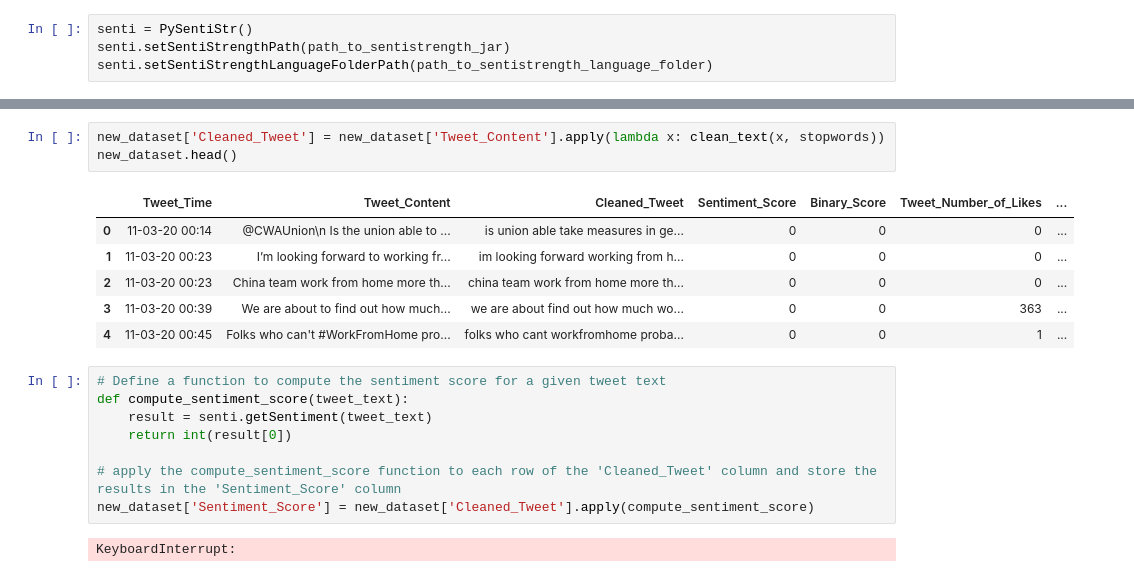
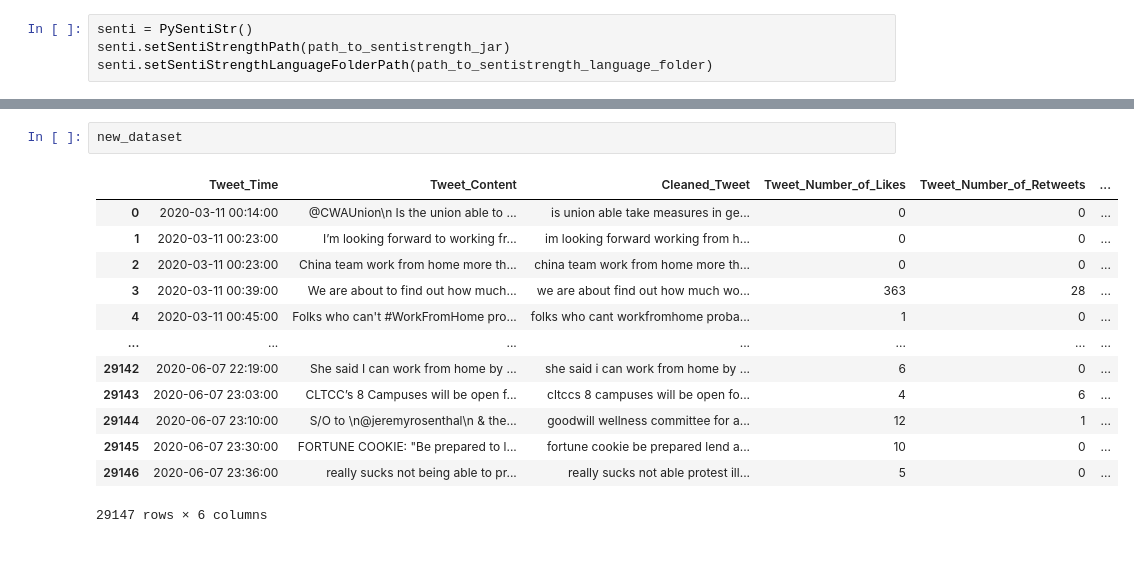
Before and after one commit to CristinaPetrachee/SentimentAnalysis-WFH, a Jupyter notebook: proiect.ipynb, the cells around one changed output, grey strips where cells are left out. Cells and saved outputs as stored; diff of their text form.

```diff
--- a/proiect.ipynb
+++ b/proiect.ipynb
@@ -297,20 +313,16 @@ new_dataset.head()
-# %%
-new_dataset['Cleaned_Tweet'] = new_dataset['Tweet_Content'].apply(lambda x: clean_text(x, stopwords))
-new_dataset.head()
-# %% [output]
-|  | Tweet_Time | Tweet_Content | Cleaned_Tweet | Sentiment_Score | Binary_Score | Tweet_Number_of_Likes | ... |
-| 0 | 11-03-20 00:14 | @CWAUnion\n Is the union able to ... | is union able take measures in ge... | 0 | 0 | 0 | ... |
-| 1 | 11-03-20 00:23 | I’m looking forward to working fr... | im looking forward working from h... | 0 | 0 | 0 | ... |
-| 2 | 11-03-20 00:23 | China team work from home more th... | china team work from home more th... | 0 | 0 | 0 | ... |
-| 3 | 11-03-20 00:39 | We are about to find out how much... | we are about find out how much wo... | 0 | 0 | 363 | ... |
-| 4 | 11-03-20 00:45 | Folks who can't #WorkFromHome pro... | folks who cant workfromhome proba... | 0 | 0 | 1 | ... |
-# %%
-# Define a function to compute the sentiment score for a given tweet text
-def compute_sentiment_score(tweet_text):
-    result = senti.getSentiment(tweet_text)
-    return int(result[0])
-
-# apply the compute_sentiment_score function to each row of the 'Cleaned_Tweet' column and store the results in the 'Sentiment_Score' column
-new_dataset['Sentiment_Score'] = new_dataset['Cleaned_Tweet'].apply(compute_sentiment_score)
-# %% [output]
-KeyboardInterrupt:
+# %%
+new_dataset
+# %% [output]
+|  | Tweet_Time | Tweet_Content | Cleaned_Tweet | Tweet_Number_of_Likes | Tweet_Number_of_Retweets | ... |
+| 0 | 2020-03-11 00:14:00 | @CWAUnion\n Is the union able to ... | is union able take measures in ge... | 0 | 0 | ... |
+| 1 | 2020-03-11 00:23:00 | I’m looking forward to working fr... | im looking forward working from h... | 0 | 0 | ... |
+| 2 | 2020-03-11 00:23:00 | China team work from home more th... | china team work from home more th... | 0 | 0 | ... |
+| 3 | 2020-03-11 00:39:00 | We are about to find out how much... | we are about find out how much wo... | 363 | 28 | ... |
+| 4 | 2020-03-11 00:45:00 | Folks who can't #WorkFromHome pro... | folks who cant workfromhome proba... | 1 | 0 | ... |
+| ... | ... | ... | ... | ... | ... | ... |
+| 29142 | 2020-06-07 22:19:00 | She said I can work from home by ... | she said i can work from home by ... | 6 | 0 | ... |
+| 29143 | 2020-06-07 23:03:00 | CLTCC’s 8 Campuses will be open f... | cltccs 8 campuses will be open fo... | 4 | 6 | ... |
+| 29144 | 2020-06-07 23:10:00 | S/O to \n@jeremyrosenthal\n & the... | goodwill wellness committee for a... | 12 | 1 | ... |
+| 29145 | 2020-06-07 23:30:00 | FORTUNE COOKIE: "Be prepared to l... | fortune cookie be prepared lend a... | 10 | 0 | ... |
+| 29146 | 2020-06-07 23:36:00 | really sucks not being able to pr... | really sucks not able protest ill... | 5 | 0 | ... |
+29147 rows × 6 columns
```
Also changed, not shown: parts of 22 cells of this notebook.
